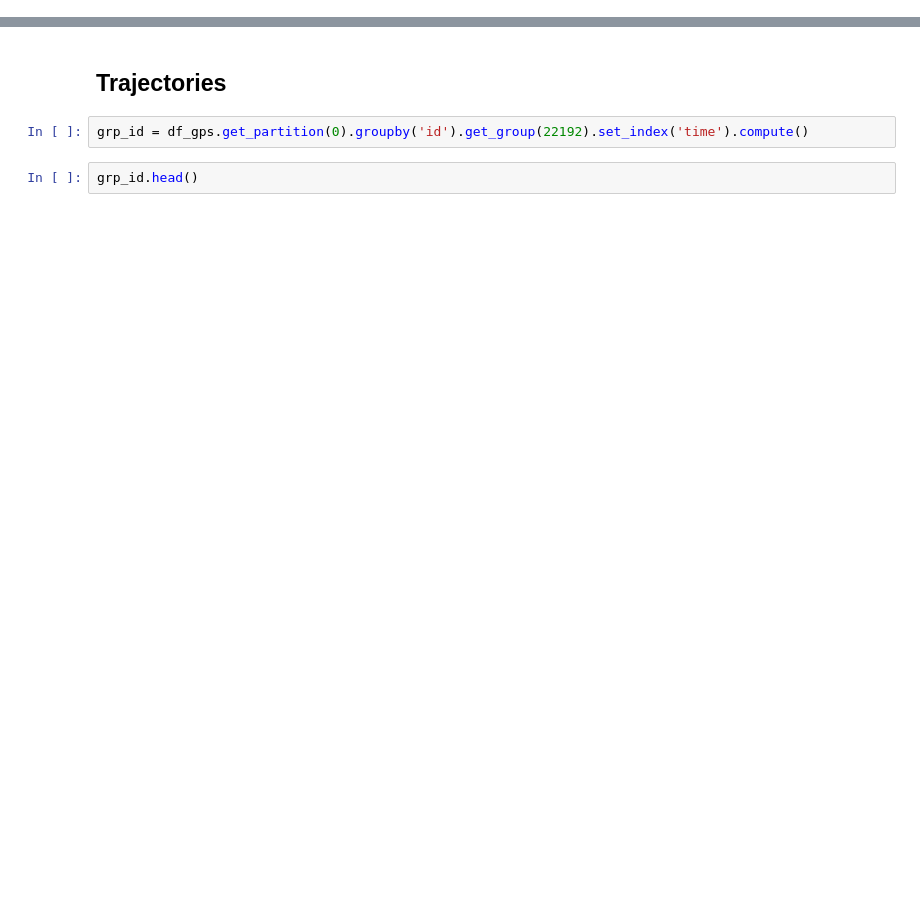
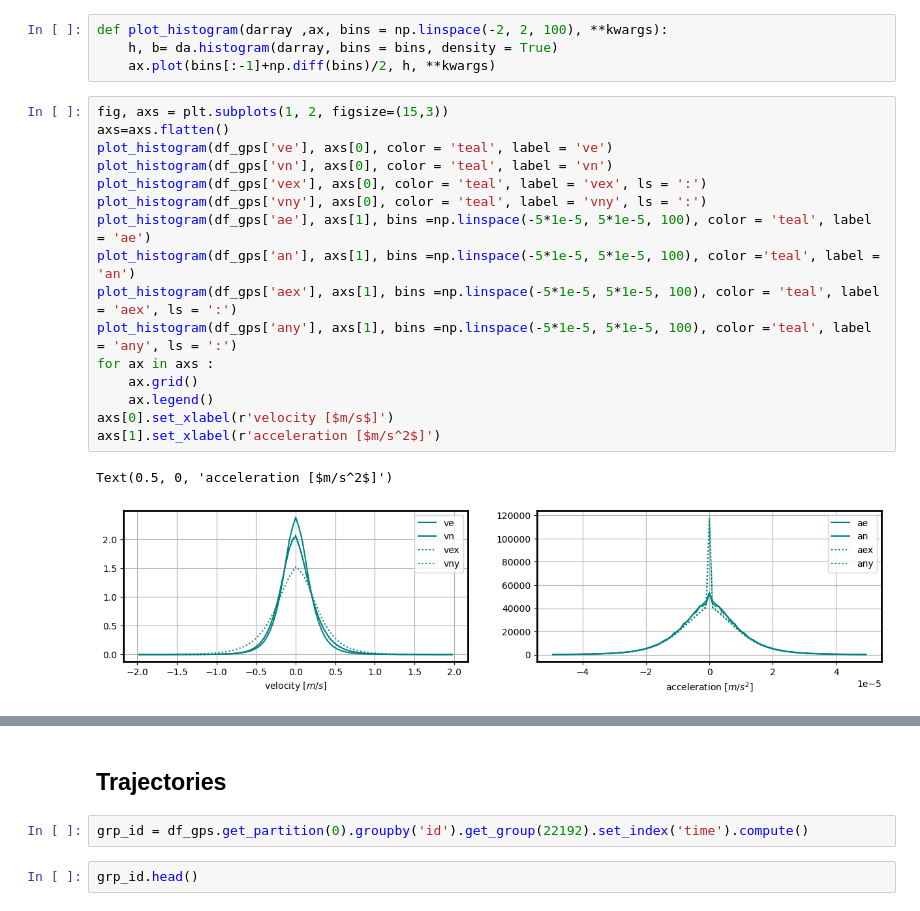
Before and after one commit to margot-demol/PhD, a Jupyter notebook: GDP/diag_velocity_acceleration.ipynb, the cells around one changed output, grey strips where cells are left out. Cells and saved outputs as stored; diff of their text form; blank space fills up the shorter version.

```diff
--- a/GDP/diag_velocity_acceleration.ipynb
+++ b/GDP/diag_velocity_acceleration.ipynb
@@ -88,0 +130,23 @@ df_gps.tail()
+# %%
+def plot_histogram(darray ,ax, bins = np.linspace(-2, 2, 100), **kwargs):
+    h, b= da.histogram(darray, bins = bins, density = True)
+    ax.plot(bins[:-1]+np.diff(bins)/2, h, **kwargs)
+# %%
+fig, axs = plt.subplots(1, 2, figsize=(15,3))
+axs=axs.flatten()
+plot_histogram(df_gps['ve'], axs[0], color = 'teal', label = 've')
+plot_histogram(df_gps['vn'], axs[0], color = 'teal', label = 'vn')
+plot_histogram(df_gps['vex'], axs[0], color = 'teal', label = 'vex', ls = ':')
+plot_histogram(df_gps['vny'], axs[0], color = 'teal', label = 'vny', ls = ':')
+plot_histogram(df_gps['ae'], axs[1], bins =np.linspace(-5*1e-5, 5*1e-5, 100), color = 'teal', label = 'ae')
+plot_histogram(df_gps['an'], axs[1], bins =np.linspace(-5*1e-5, 5*1e-5, 100), color ='teal', label = 'an')
+plot_histogram(df_gps['aex'], axs[1], bins =np.linspace(-5*1e-5, 5*1e-5, 100), color = 'teal', label = 'aex', ls = ':')
+plot_histogram(df_gps['any'], axs[1], bins =np.linspace(-5*1e-5, 5*1e-5, 100), color ='teal', label = 'any', ls = ':')
+for ax in axs :
+    ax.grid()
+    ax.legend()
+axs[0].set_xlabel(r'velocity [$m/s$]')
+axs[1].set_xlabel(r'acceleration [$m/s^2$]')
+# %% [output]
+Text(0.5, 0, 'acceleration [$m/s^2$]')
+[figure, added]
```
Also changed, not shown: parts of 33 cells of this notebook, 1 other file.
